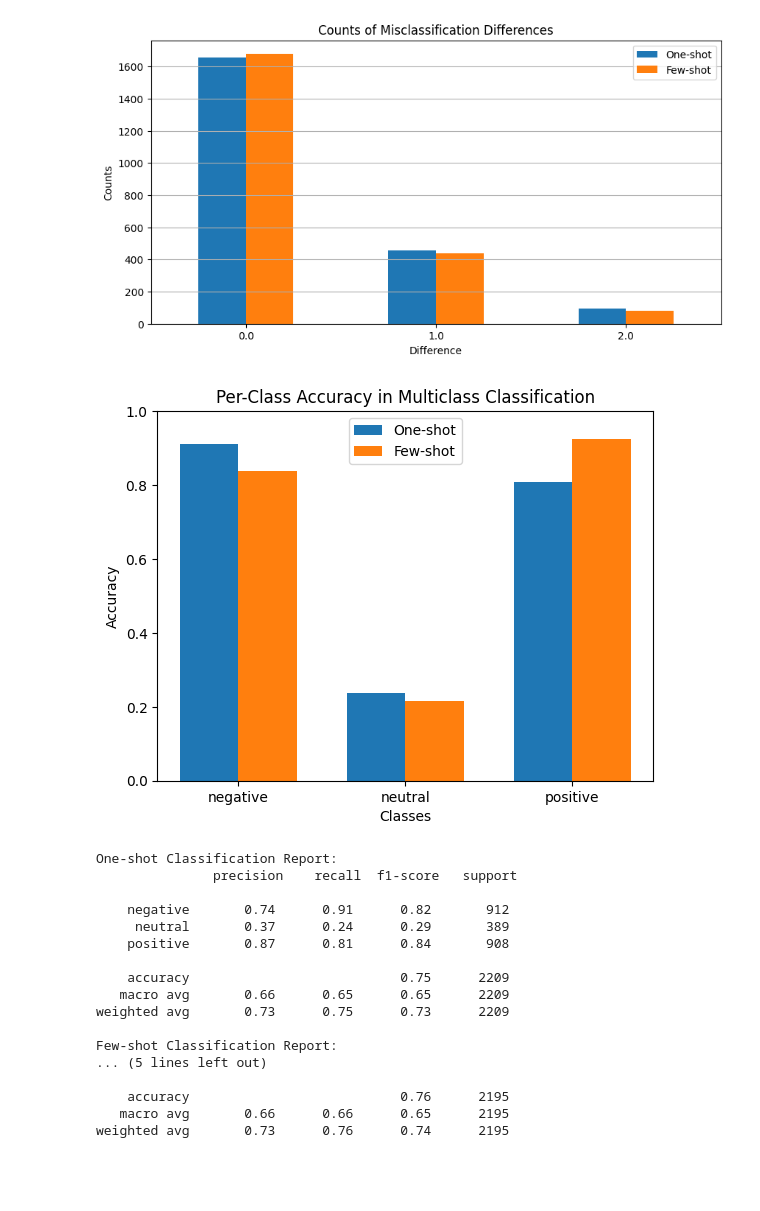
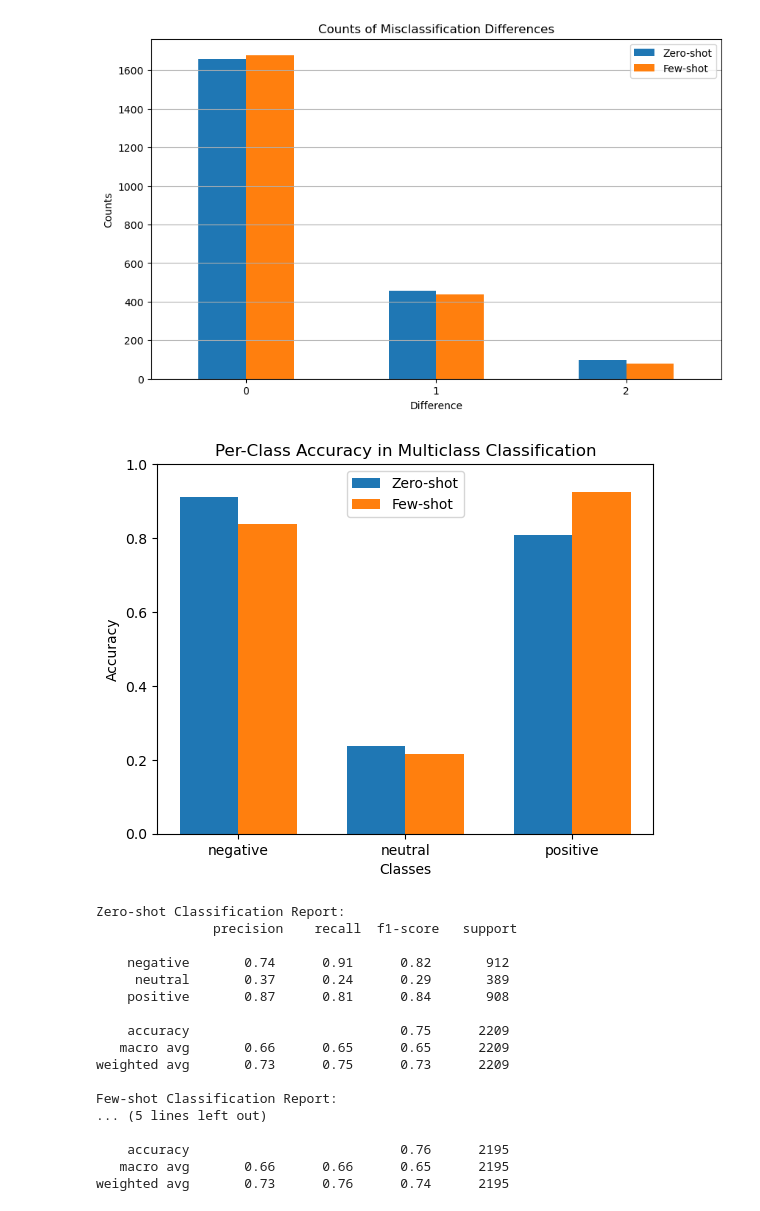
Before and after one commit to phihungandre/DAMI-II, a Jupyter notebook: open-ai_evaluation.ipynb, the cells around one changed output. Drawn from its saved outputs; the diff is of its cells as text; code cells hidden in the pictures; blank space fills up the shorter version.

Commit message:
Changed some plotting code.

```diff
--- a/open-ai_evaluation.ipynb
+++ b/open-ai_evaluation.ipynb
@@ -25,27 +28,35 @@ mask_few_shot = predicted_labels_few_shot_df['classified_sentiment'].notna()
 # %%
 # Calculating differences
 diff = np.abs(original_labels_df['sentiment_labels'][mask] - predicted_labels_df['classified_sentiment'][mask])
 diff_counts = diff.value_counts()
 
 diff_few_shot = np.abs(original_labels_df['sentiment_labels'][mask_few_shot] - predicted_labels_few_shot_df['classified_sentiment'][mask_few_shot])
 diff_counts_few_shot = diff_few_shot.value_counts()
 
 # Merging and sorting the counts
-combined_diff_counts = pd.DataFrame({'One-shot': diff_counts, 'Few-shot': diff_counts_few_shot}).fillna(0)
+combined_diff_counts = pd.DataFrame({'Zero-shot': diff_counts, 'Few-shot': diff_counts_few_shot}).fillna(0)
 combined_diff_counts.sort_index(inplace=True)
 
+#matplotlib.rcParams.update({'font.size': 16})
+
+# Function to format the tick labels as integers
+def to_int(x, pos):
+    return '%d' % x
+
 # Plotting
-plt.figure(figsize=(10, 5))
+plt.figure(figsize=(10, 6))
 combined_diff_counts.plot(kind='bar', ax=plt.gca())
 plt.title('Counts of Misclassification Differences')
 plt.xlabel('Difference')
 plt.ylabel('Counts')
 plt.xticks(rotation=0)
+plt.gca().xaxis.set_major_formatter(FuncFormatter(to_int))
 plt.grid(axis='y')
 plt.legend()
+plt.savefig('misclassification_differences_3_class.png')
 plt.show()
 # %% [output]
-[figure, old version]
+[figure, new version]
 # %%
 #labels = ['very negative', 'negative', 'neutral', 'positive', 'very positive']
 labels = ['negative', 'neutral', 'positive']
@@ -70,7 +81,7 @@ bar_width = 0.35
 fig, ax = plt.subplots()
 index = np.arange(len(classes))
 
-bar1 = ax.bar(index, class_accuracy_regular, bar_width, label='One-shot')
+bar1 = ax.bar(index, class_accuracy_regular, bar_width, label='Zero-shot')
 bar2 = ax.bar(index + bar_width, class_accuracy_few_shot, bar_width, label='Few-shot')
 
 ax.set_xlabel('Classes')
@@ -80,20 +91,20 @@ ax.set_xticks(index + bar_width / 2)
 ax.set_xticklabels(labels)
 ax.set_ylim(0, 1)  # Set y-axis limit to range from 0 to 1
 ax.legend()
-
+plt.savefig('per_class_acc_3_class.png')
 plt.show()
 # %% [output]
-[figure, old version]
+[figure, new version]
 # %%
 # Classification report for regular classification
 report_regular = classification_report(y_true, y_pred, target_names=labels)
-print("One-shot Classification Report:\n", report_regular)
+print("Zero-shot Classification Report:\n", report_regular)
 
 # Classification report for few-shot classification
 report_few_shot = classification_report(y_true_few_shot, y_pred_few_shot, target_names=labels)
 print("Few-shot Classification Report:\n", report_few_shot)
 # %% [output]
-One-shot Classification Report:
+Zero-shot Classification Report:
                precision    recall  f1-score   support
 
     negative       0.74      0.91      0.82       912
```
Also changed, not shown: parts of 3 cells of this notebook, 8 other files.
